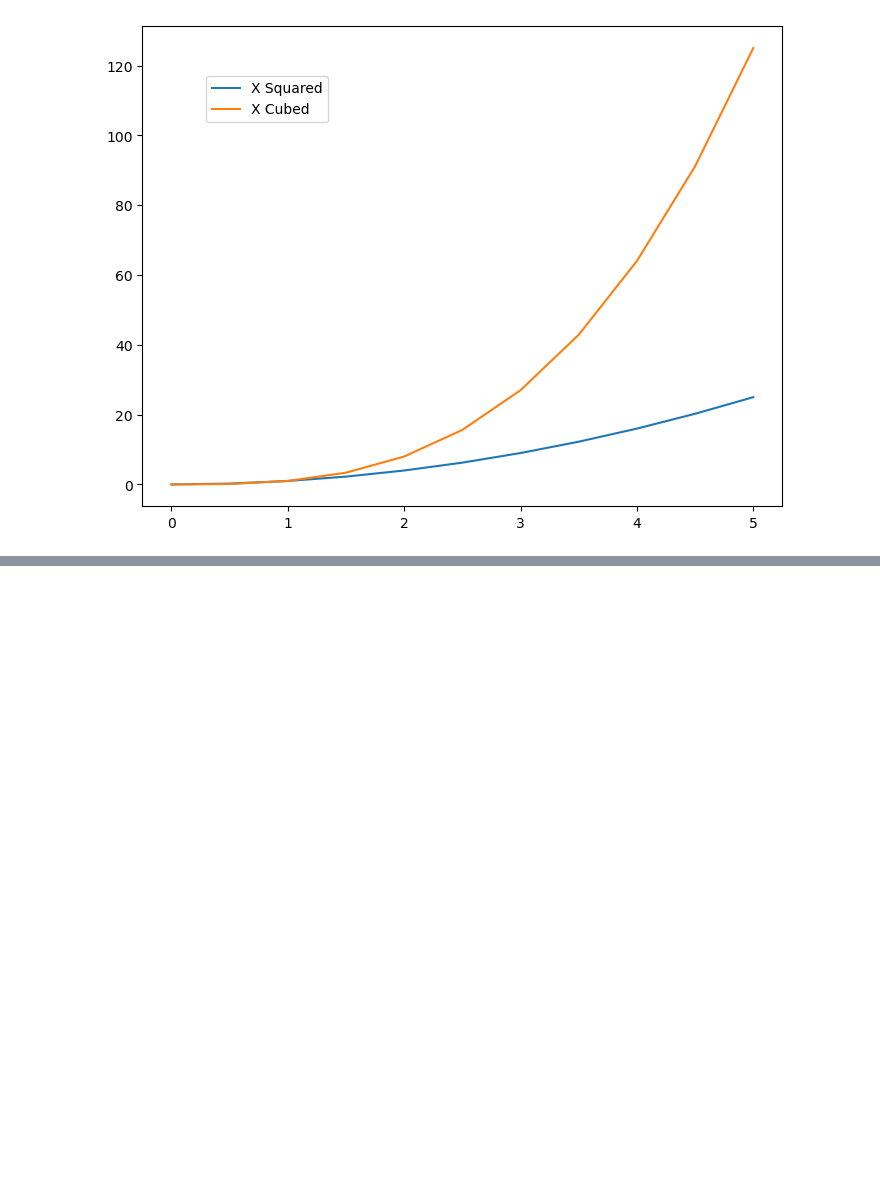
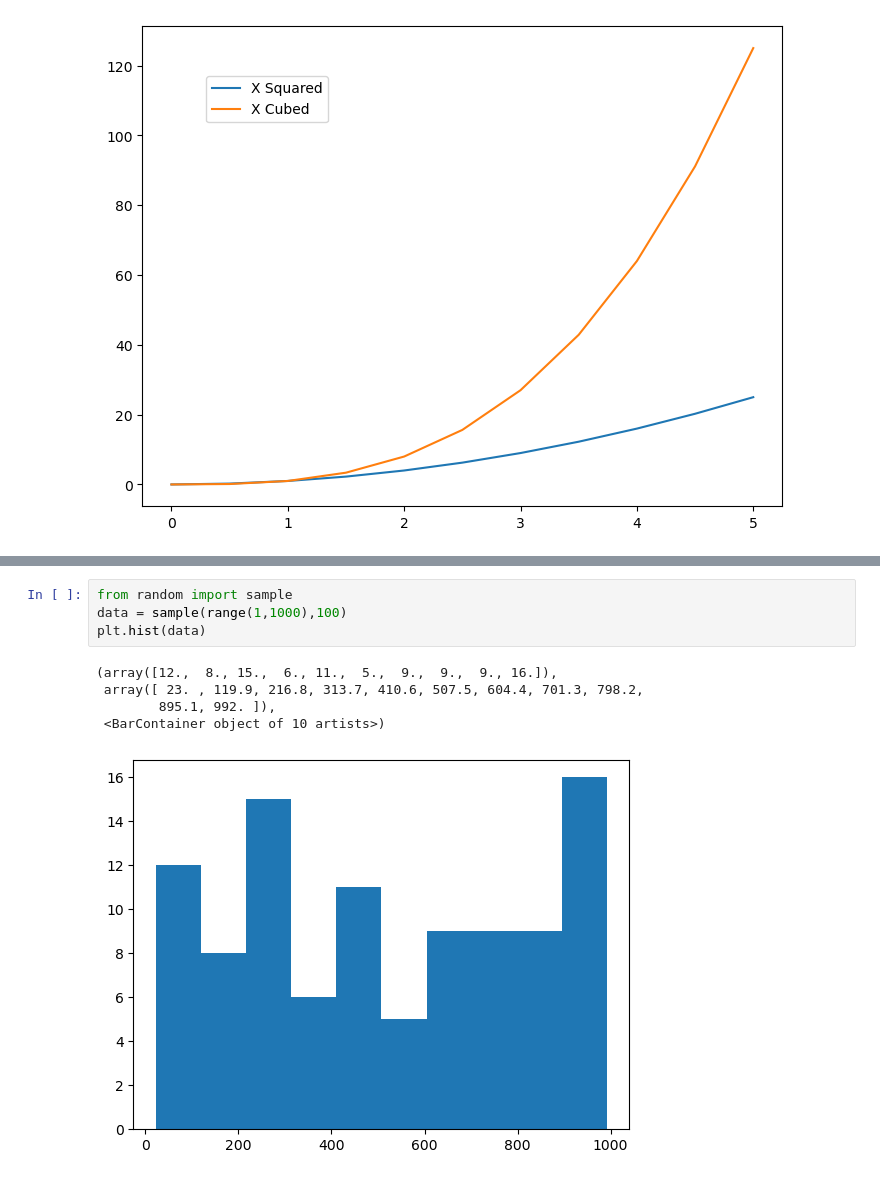
Before and after one commit to ferrpm/Python-DataScience-MachineLearning-Bootcamp, a Jupyter notebook: Matplotlib/Matplotlib.ipynb, the cells around one changed output, grey strips where cells are left out. Cells and saved outputs as stored; diff of their text form; blank space fills up the shorter version.

```diff
--- a/Matplotlib/Matplotlib.ipynb
+++ b/Matplotlib/Matplotlib.ipynb
@@ -104,0 +134,10 @@ axe.legend(loc=(0.1,0.8))
+# %%
+from random import sample
+data = sample(range(1,1000),100)
+plt.hist(data)
+# %% [output]
+(array([12.,  8., 15.,  6., 11.,  5.,  9.,  9.,  9., 16.]),
+ array([ 23. , 119.9, 216.8, 313.7, 410.6, 507.5, 604.4, 701.3, 798.2,
+        895.1, 992. ]),
+ <BarContainer object of 10 artists>)
+[figure, added]
```
Also changed, not shown: parts of 6 cells of this notebook.
